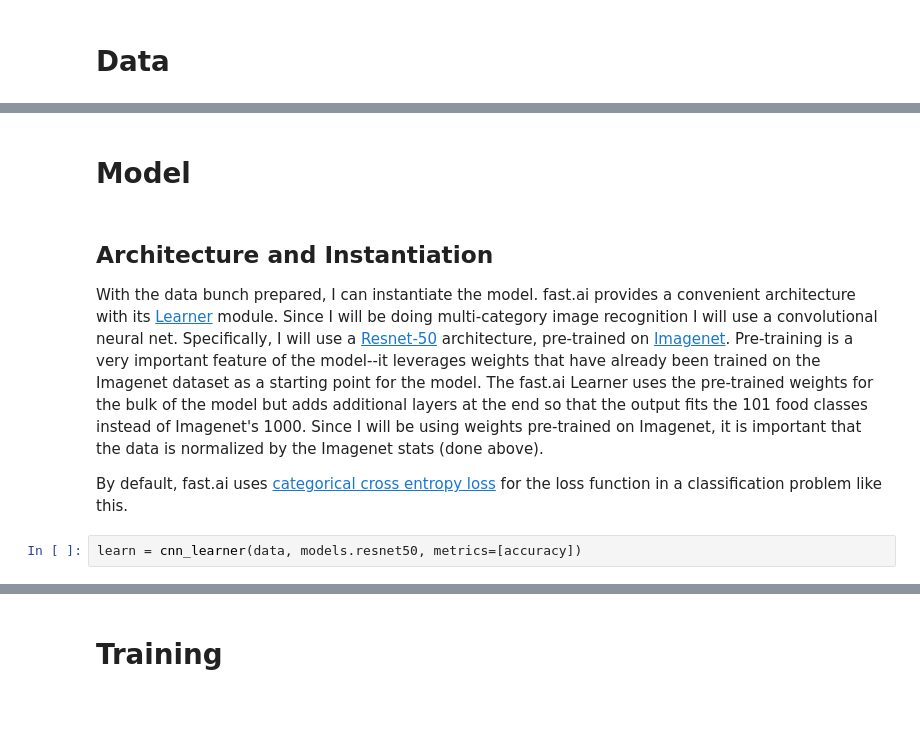
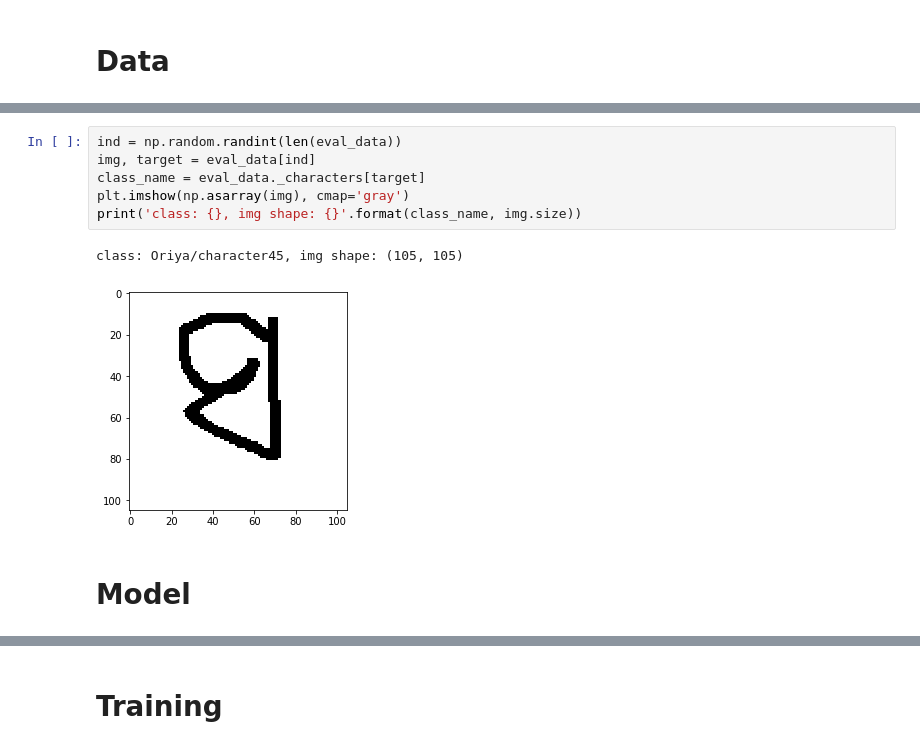
Before and after one commit to walexi/fellowshipai, a Jupyter notebook: main.ipynb, the cells around one changed output, grey strips where cells are left out. Drawn from its saved outputs; the diff is of its cells as text; blank space fills up the shorter version.

```diff
--- a/main.ipynb
+++ b/main.ipynb
@@ -168,9 +176,11 @@ data.show_batch(rows=3)
+# %%
+ind = np.random.randint(len(eval_data))
+img, target = eval_data[ind]
+class_name = eval_data._characters[target]
+plt.imshow(np.asarray(img), cmap='gray')
+print('class: {}, img shape: {}'.format(class_name, img.size))
+# %% [output]
+class: Oriya/character45, img shape: (105, 105)
+[figure, added]
 # %% [markdown]
 # Model <a id='model'></a>
-# %% [markdown]
-## Architecture and Instantiation <a id='model-architecture-inst'></a>
-With the data bunch prepared, I can instantiate the model. fast.ai provides a convenient architecture with its [Learner](https://docs.fast.ai/vision.learner.html) module. Since I will be doing multi-category image recognition I will use a convolutional neural net. Specifically, I will use a [Resnet-50](https://arxiv.org/abs/1512.03385) architecture, pre-trained on [Imagenet](http://image-net.org/challenges/LSVRC/). Pre-training is a very important feature of the model--it leverages weights that have already been trained on the Imagenet dataset as a starting point for the model. The fast.ai Learner uses the pre-trained weights for the bulk of the model but adds additional layers at the end so that the output fits the 101 food classes instead of Imagenet's 1000. Since I will be using weights pre-trained on Imagenet, it is important that the data is normalized by the Imagenet stats (done above).
-
-By default, fast.ai uses [categorical cross entropy loss](https://en.wikipedia.org/wiki/Cross_entropy) for the loss function in a classification problem like this.
-# %%
-learn = cnn_learner(data, models.resnet50, metrics=[accuracy])
```
Also changed, not shown: parts of 61 cells of this notebook.
